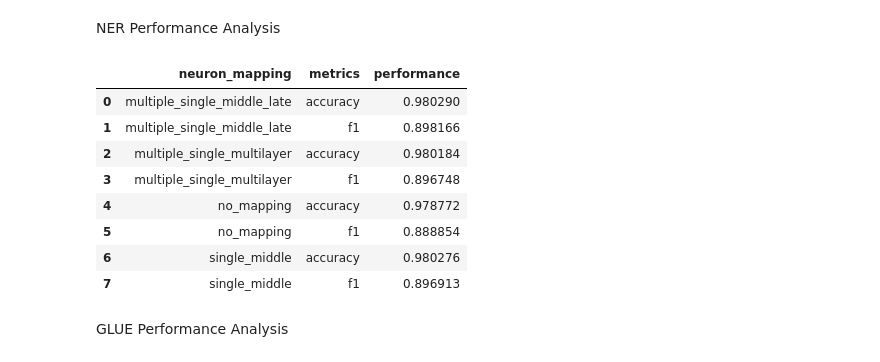
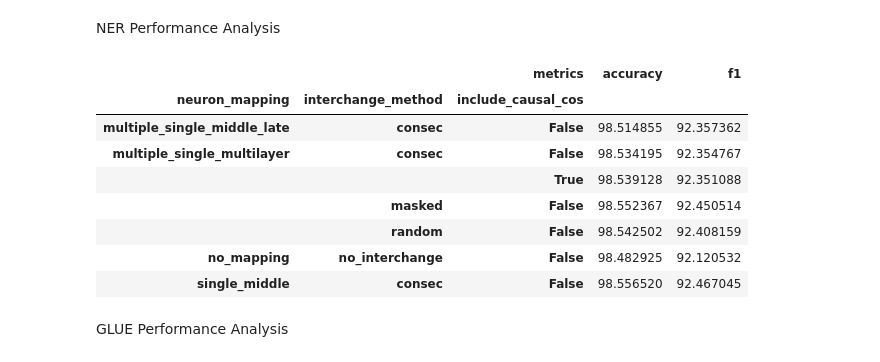
Before and after one commit to frankaging/Causal-Distill, a Jupyter notebook: distillation/performance_analysis.ipynb, the cells around one changed output. Saved outputs shown, nothing was run; the diff lists cells and outputs as text; code cells hidden in the pictures.

```diff
--- a/distillation/performance_analysis.ipynb
+++ b/distillation/performance_analysis.ipynb
@@ -21,21 +18,21 @@ qa_task_df
 # %% [markdown]
 NER Performance Analysis
 # %%
-df = pd.read_csv ("../ner_evaluation_results.csv")
+df = pd.read_csv ("../ner_evaluation_results_distilBERT.csv")
 # %%
-ner_task_df = df.groupby(['neuron_mapping', 'metrics'])["performance"].mean().reset_index()
+ner_task_df = df.groupby(['neuron_mapping', 'interchange_method', 'include_causal_cos', 'metrics'])["performance"].mean().reset_index()
-# %%
-ner_task_df
-# %% [output]
-|  | neuron_mapping | metrics | performance |
-| 0 | multiple_single_middle_late | accuracy | 0.980290 |
-| 1 | multiple_single_middle_late | f1 | 0.898166 |
-| 2 | multiple_single_multilayer | accuracy | 0.980184 |
-| 3 | multiple_single_multilayer | f1 | 0.896748 |
-| 4 | no_mapping | accuracy | 0.978772 |
-| 5 | no_mapping | f1 | 0.888854 |
-| 6 | single_middle | accuracy | 0.980276 |
-| 7 | single_middle | f1 | 0.896913 |
+# %%
+ner_task_df.pivot_table('performance', ['neuron_mapping', 'interchange_method', 'include_causal_cos'], 'metrics')*100
+# %% [output]
+|  |  | metrics | accuracy | f1 |
+| neuron_mapping | interchange_method | include_causal_cos |  |  |
+| multiple_single_middle_late | consec | False | 98.514855 | 92.357362 |
+| multiple_single_multilayer | consec | False | 98.534195 | 92.354767 |
+|  |  | True | 98.539128 | 92.351088 |
+|  | masked | False | 98.552367 | 92.450514 |
+|  | random | False | 98.542502 | 92.408159 |
+| no_mapping | no_interchange | False | 98.482925 | 92.120532 |
+| single_middle | consec | False | 98.556520 | 92.467045 |
 # %% [markdown]
 GLUE Performance Analysis
 # %%
```
Also changed, not shown: parts of 10 cells of this notebook, 4 other files.
